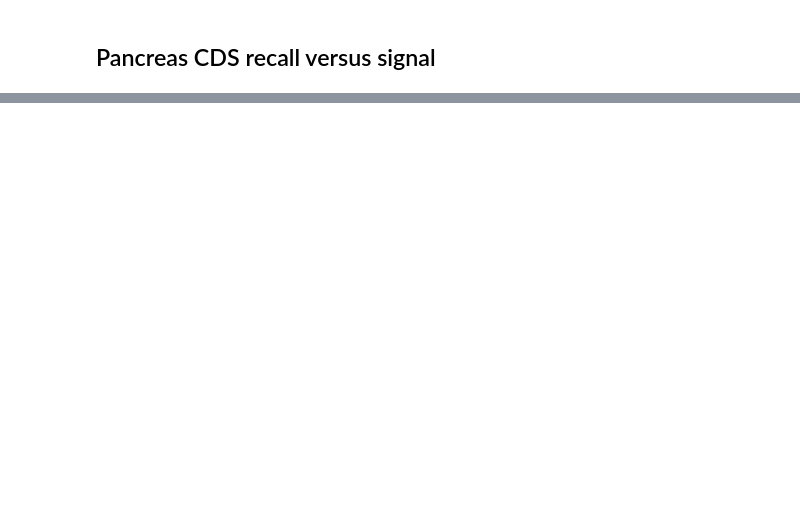
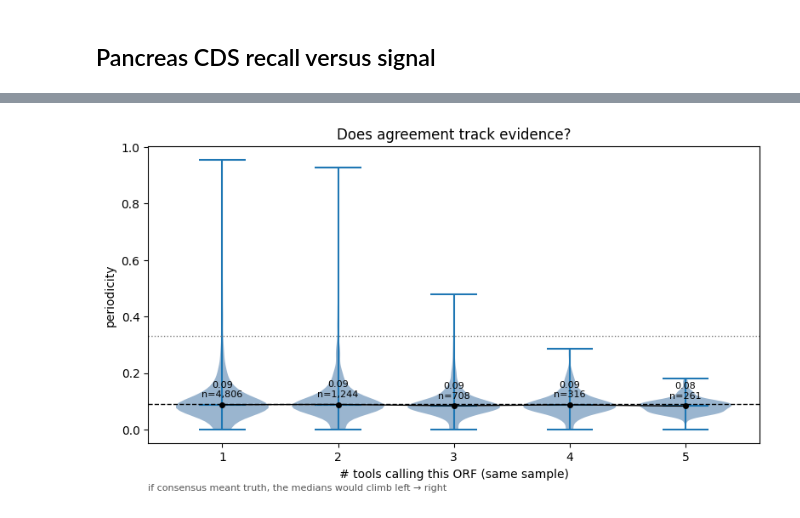
Before and after one commit to Ensembl/ensembl-genes-nf, a Jupyter notebook: pipelines/translon-consensus/scripts/transcode_bigwig_signals_pancreas_fallback.ipynb, the cells around one changed output, grey strips where cells are left out. Drawn from its saved outputs; the diff is of its cells as text; code cells hidden in the pictures; blank space fills up the shorter version.

```diff
--- a/pipelines/translon-consensus/scripts/transcode_bigwig_signals_pancreas_fallback.ipynb
+++ b/pipelines/translon-consensus/scripts/transcode_bigwig_signals_pancreas_fallback.ipynb
@@ -336,0 +691,22 @@ else:
+# %%
+tiers = sorted(cp['n_tools'].unique())
+data  = [cp.loc[cp.n_tools == k, EV].dropna() for k in tiers]
+
+fig, ax = plt.subplots(figsize=(8, 4.6))
+parts = ax.violinplot(data, positions=tiers, showmedians=True, widths=.8)
+for body in parts['bodies']:
+    body.set_facecolor('#4878a8'); body.set_alpha(.55)
+
+meds = [d.median() for d in data]
+ax.plot(tiers, meds, 'o-', c='k', lw=1, ms=4)
+for k, m, d in zip(tiers, meds, data):
+    ax.text(k, m + .02, f'{m:.2f}\nn={len(d):,}', ha='center', va='bottom', fontsize=8)
+
+ax.axhline(EV_HI, ls='--', c='k', lw=1); ax.axhline(NULL, ls=':', c='grey', lw=1)
+ax.set_xticks(tiers); ax.set_xlabel('# tools calling this ORF (same sample)'); ax.set_ylabel(EV)
+ax.set_title('Does agreement track evidence?')
+ax.text(0, -.16, 'if consensus meant truth, the medians would climb left → right',
+        transform=ax.transAxes, fontsize=8, color='#555')
+fig.tight_layout(); fig.savefig(OUT_DIR / '12_evidence_vs_consensus_tier.png', dpi=150, bbox_inches='tight')
+# %% [output]
+[figure, added]
```
Also changed, not shown: parts of 18 cells of this notebook, 44 other files.
